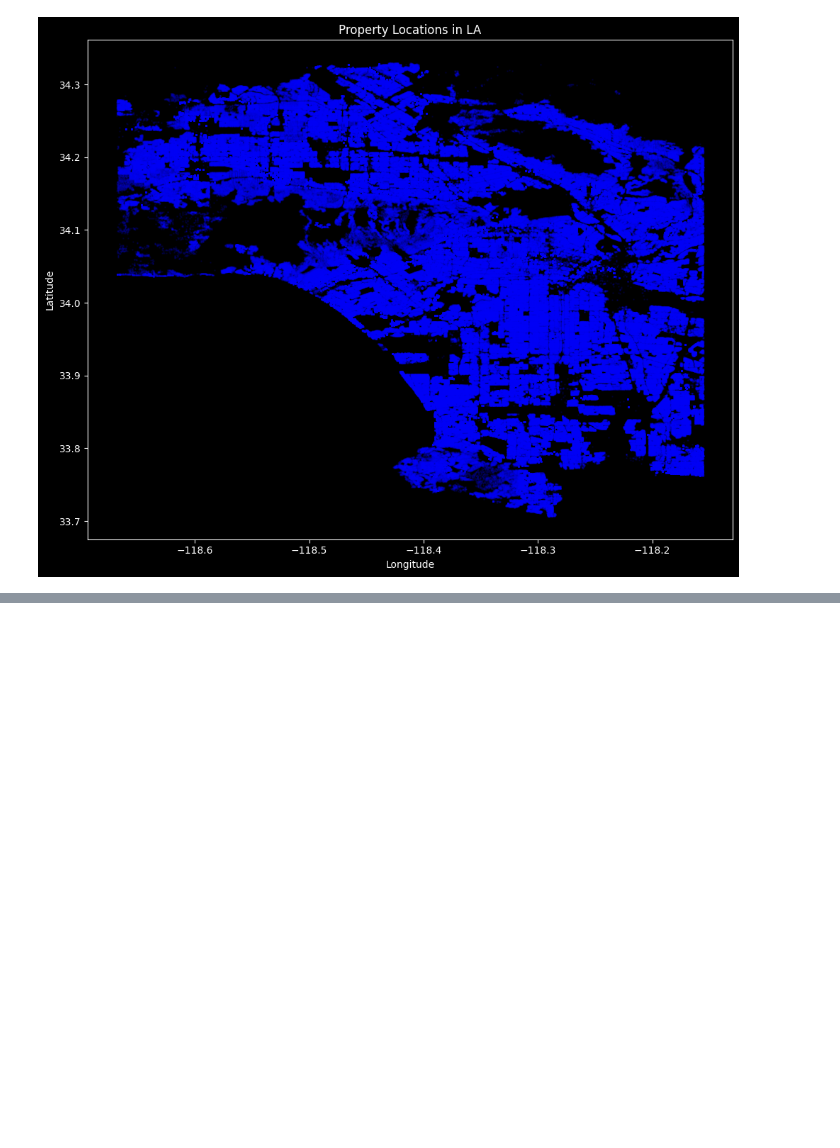
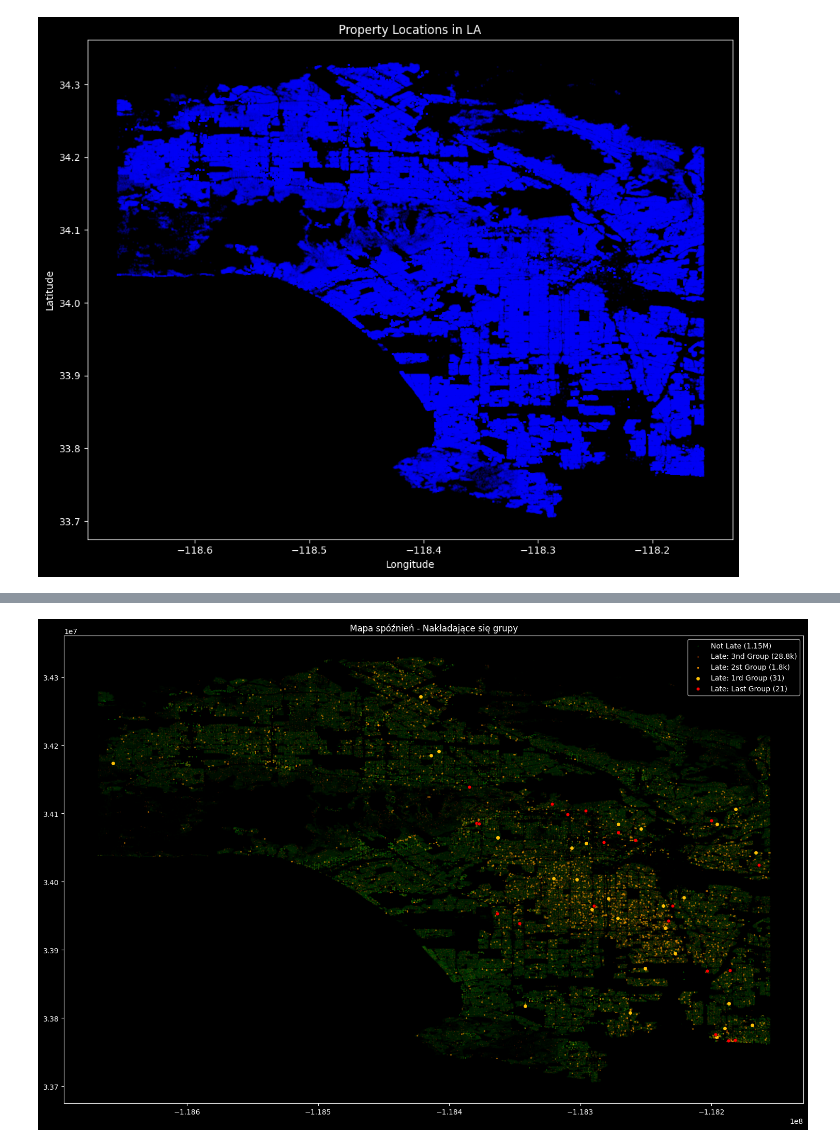
Before and after one commit to Dagbert1337/PDU-projekt, a Jupyter notebook: src/LA_tax.ipynb, the cells around one changed output, grey strips where cells are left out. Drawn from its saved outputs; the diff is of its cells as text; code cells hidden in the pictures; blank space fills up the shorter version.

```diff
--- a/src/LA_tax.ipynb
+++ b/src/LA_tax.ipynb
@@ -115,0 +147,39 @@ array([ 0.,  1.,  2.,  3.,  4.,  5.,  6.,  7.,  8.,  9., 10., 11., 12.,
+# %%
+import matplotlib.pyplot as plt
+
+fig, ax = plt.subplots(figsize=(15, 10))
+
+# 1. Największa grupa (1 151 296) - rysujemy na samym dnie
+# Bardzo mała kropka i ułamek procenta przezroczystości
+ax.scatter(not_late["longitude"], not_late["latitude"],
+           s=0.1, alpha=0.05, color='green', label='Not Late (1.15M)')
+
+# 2. Czwarta grupa pod względem wielkości (28 865)
+ax.scatter(late_3rd_group["longitude"], late_3rd_group["latitude"],
+           s=0.5, alpha=0.1, color='#E65100', label='Late: 3nd Group (28.8k)')
+
+# 3. Trzecia grupa pod względem wielkości (1853)
+ax.scatter(late_2nd_group["longitude"], late_2nd_group["latitude"],
+           s=2, alpha=0.4, color='#FF9800', label='Late: 2st Group (1.8k)')
+
+# 4. Druga grupa pod względem wielkości (31)
+ax.scatter(late_1st_group["longitude"], late_1st_group["latitude"],
+           s=15, alpha=1.0, color='#FFC107', label='Late: 1rd Group (31)')
+
+# 5. Najmniejsza grupa (21) - rysujemy na samym wierzchu
+ax.scatter(late_last_group["longitude"], late_last_group["latitude"],
+           s=25, alpha=1.0, color='red', edgecolors='black', linewidth=0.5, label='Late: Last Group (21)')
+
+# Dodajemy legendę, żeby ułatwić identyfikację
+leg = plt.legend(markerscale=1) # Powiększamy kropki w samej legendzie, żeby były widoczne
+for lh in leg.legend_handles:
+    lh.set_alpha(1) # Wymuszamy brak przezroczystości w legendzie
+
+plt.title("Mapa spóźnień - Nakładające się grupy")
+plt.tight_layout()
+
+plt.savefig(file_path, dpi=300, bbox_inches='tight')
+
+plt.show()
+# %% [output]
+[figure, added]
```
Also changed, not shown: parts of 8 cells of this notebook, 1 other file.
